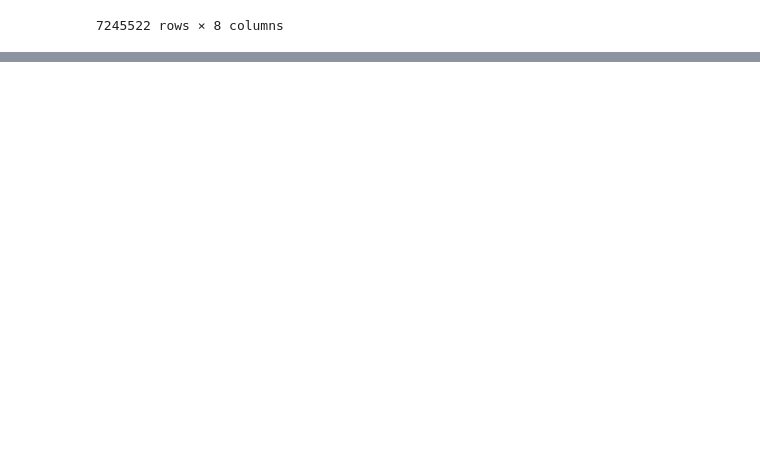
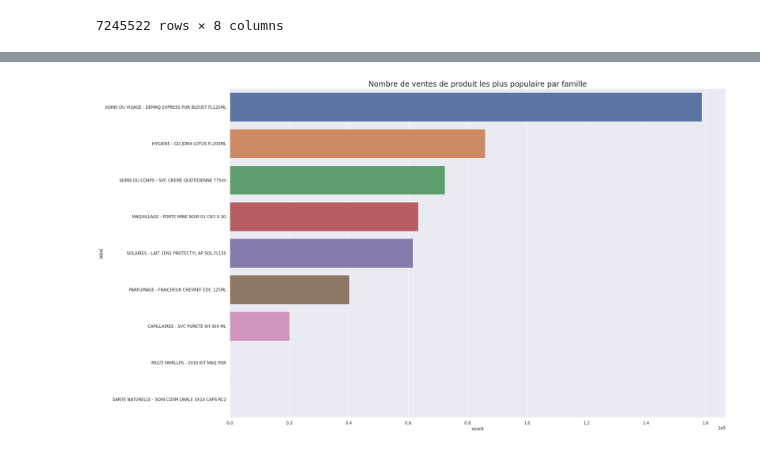
Before and after one commit to alexandre-pinon/recommender, a Jupyter notebook: data_csv_treatment.ipynb, the cells around one changed output, grey strips where cells are left out. Cells and saved outputs as stored; diff of their text form; code cells hidden in the pictures; blank space fills up the shorter version.

```diff
--- a/data_csv_treatment.ipynb
+++ b/data_csv_treatment.ipynb
@@ -225,0 +228,30 @@ fig.savefig('graphs/univers.png')
+# %%
+families = data['FAMILLE'].unique()
+meshes = data['MAILLE'].unique()
+universes = data['UNIVERS'].unique()
+# %%
+popular_items_label = []
+popular_items_count = []
+for f in families:
+    products = data[data['FAMILLE'] == f]['LIBELLE'].value_counts()
+    popular_items_label.append(f'{f} - {products.index[0]}')
+    popular_items_count.append(products[0])
+
+popular_items_df = pd.DataFrame(data={
+    'label': popular_items_label,
+    'count': popular_items_count
+})
+# %%
+fig, ax = plt.subplots(figsize=(24, 16))
+sns.barplot(data=popular_items_df,
+            y='label',
+            x='count',
+            ax=ax,
+            order=popular_items_df.sort_values('count',
+                                               ascending=False)['label'])
+ax.set_title('Nombre de ventes de produit les plus populaire par famille',
+             fontsize=20)
+plt.ticklabel_format(style='sci', axis='x', scilimits=(0, 0))
+fig.savefig('graphs/popular_items_families.png')
+# %% [output]
+[figure, added]
```
Also changed, not shown: parts of 18 cells of this notebook, 7 other files.
